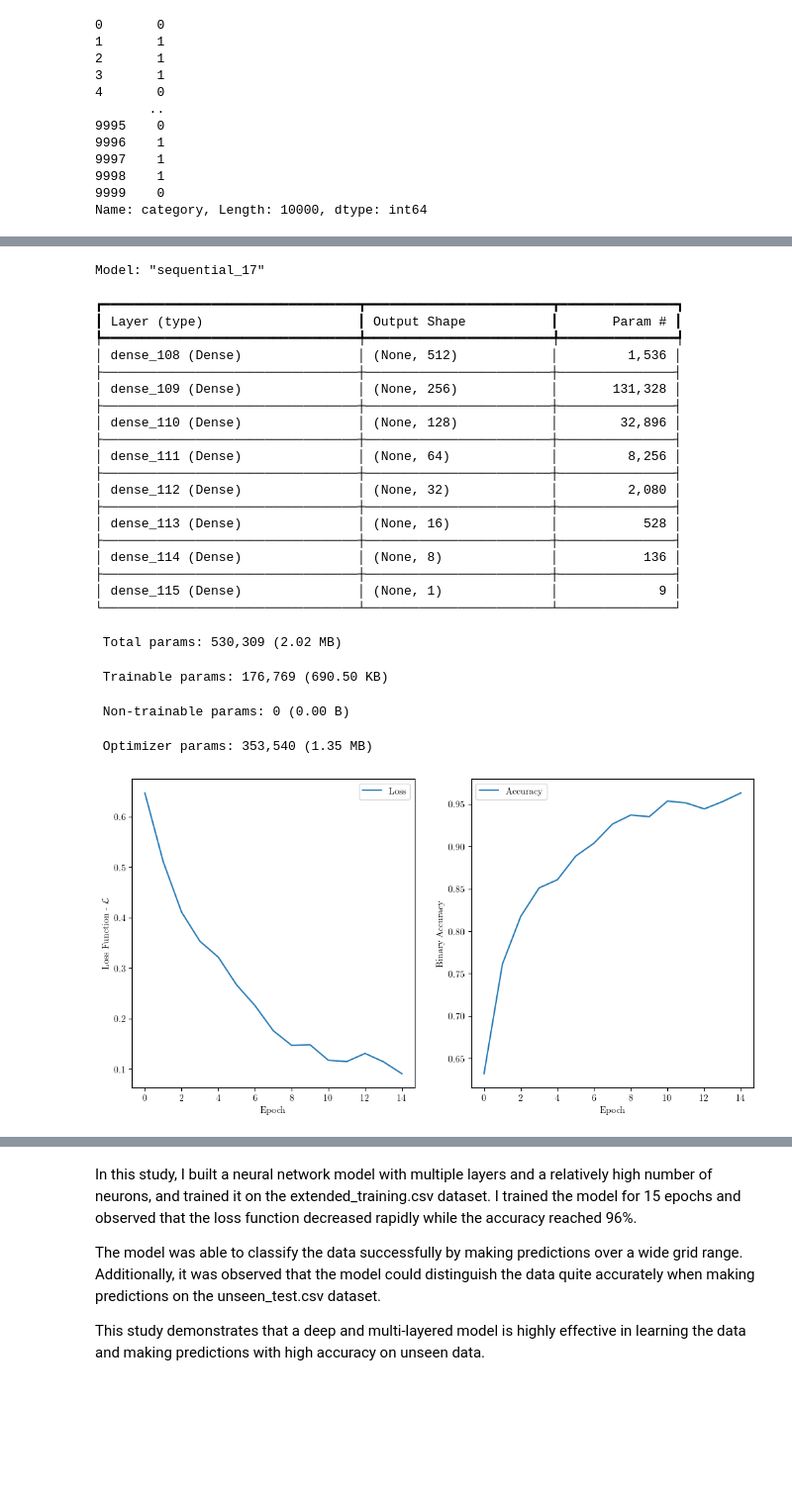
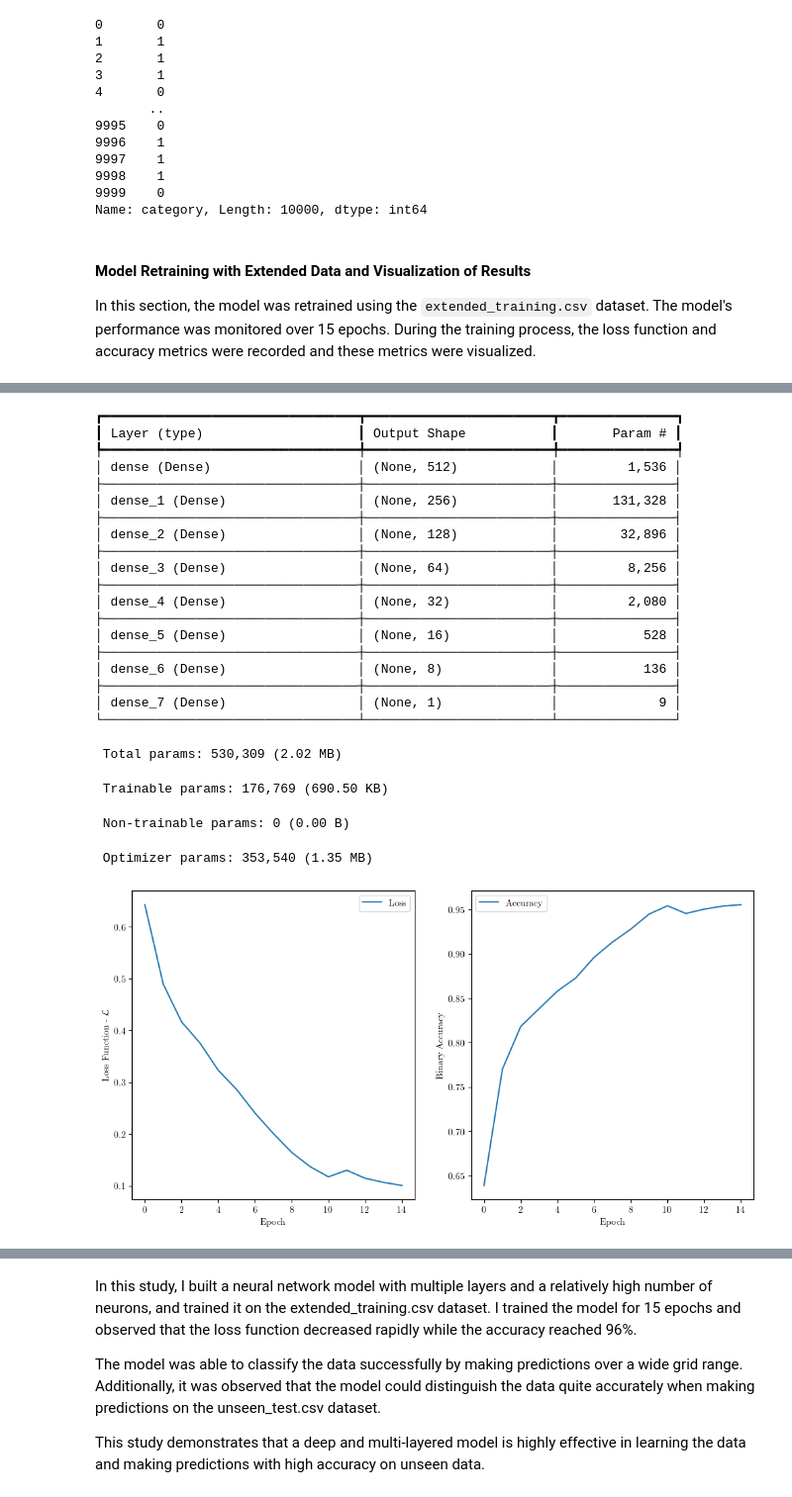
Before and after one commit to cagladrn/Intro-to-Astro2024, a Jupyter notebook: Week8_Grad_school_ML/Star Classification using Neural Networks_cgldrn.ipynb, the cells around one changed output, grey strips where cells are left out. Shown: that part at 99% size. Saved outputs shown, nothing was run; the diff lists cells and outputs as text; code cells hidden in the pictures; blank space fills up the shorter version.

```diff
--- a/Week8_Grad_school_ML/Star Classification using Neural Networks_cgldrn.ipynb
+++ b/Week8_Grad_school_ML/Star Classification using Neural Networks_cgldrn.ipynb
@@ -115,6 +117,10 @@ labels_extended
 9998    1
 9999    0
 Name: category, Length: 10000, dtype: int64
+# %% [markdown]
+#### Model Retraining with Extended Data and Visualization of Results
+
+In this section, the model was retrained using the `extended_training.csv` dataset. The model's performance was monitored over 15 epochs. During the training process, the loss function and accuracy metrics were recorded and these metrics were visualized.
 # %%
 network=Sequential()
 network.add(keras.Input(shape=(2,)))
@@ -146,7 +152,9 @@ ax[0].plot(history_extended.history['loss'], label='Loss')
 ax[1].plot(history_extended.history['binary_accuracy'], label='Accuracy')
 ax[0].set_xlabel('Epoch')
 ax[1].set_xlabel('Epoch')
-ax[0].set_ylabel('Loss Function - $\mathcal{L}$')
+ax[0].set_ylabel(r'Loss Function - $\mathcal{L}$')
+
+#ax[0].set_ylabel('Loss Function - $\mathcal{L}$')
 ax[1].set_ylabel('Binary Accuracy')
 ax[0].legend()
 ax[1].legend()
@@ -173,25 +181,24 @@ dict_keys(['accuracy', 'binary_accuracy', 'loss'])
-Model: "sequential_17"
+┏━━━━━━━━━━━━━━━━━━━━━━━━━━━━━━━━━┳━━━━━━━━━━━━━━━━━━━━━━━━┳━━━━━━━━━━━━━━━┓
+┃ Layer (type)                    ┃ Output Shape           ┃       Param # ┃
+┡━━━━━━━━━━━━━━━━━━━━━━━━━━━━━━━━━╇━━━━━━━━━━━━━━━━━━━━━━━━╇━━━━━━━━━━━━━━━┩
+│ dense (Dense)                   │ (None, 512)            │         1,536 │
+├─────────────────────────────────┼────────────────────────┼───────────────┤
+│ dense_1 (Dense)                 │ (None, 256)            │       131,328 │
+├─────────────────────────────────┼────────────────────────┼───────────────┤
+│ dense_2 (Dense)                 │ (None, 128)            │        32,896 │
+├─────────────────────────────────┼────────────────────────┼───────────────┤
+│ dense_3 (Dense)                 │ (None, 64)             │         8,256 │
+├─────────────────────────────────┼────────────────────────┼───────────────┤
+│ dense_4 (Dense)                 │ (None, 32)             │         2,080 │
+├─────────────────────────────────┼────────────────────────┼───────────────┤
+│ dense_5 (Dense)                 │ (None, 16)             │           528 │
+├─────────────────────────────────┼────────────────────────┼───────────────┤
+│ dense_6 (Dense)                 │ (None, 8)              │           136 │
+├─────────────────────────────────┼────────────────────────┼───────────────┤
+│ dense_7 (Dense)                 │ (None, 1)              │             9 │
+└─────────────────────────────────┴────────────────────────┴───────────────┘
-┏━━━━━━━━━━━━━━━━━━━━━━━━━━━━━━━━━┳━━━━━━━━━━━━━━━━━━━━━━━━┳━━━━━━━━━━━━━━━┓
-┃ Layer (type)                    ┃ Output Shape           ┃       Param # ┃
-┡━━━━━━━━━━━━━━━━━━━━━━━━━━━━━━━━━╇━━━━━━━━━━━━━━━━━━━━━━━━╇━━━━━━━━━━━━━━━┩
-│ dense_108 (Dense)               │ (None, 512)            │         1,536 │
-├─────────────────────────────────┼────────────────────────┼───────────────┤
-│ dense_109 (Dense)               │ (None, 256)            │       131,328 │
-├─────────────────────────────────┼────────────────────────┼───────────────┤
-│ dense_110 (Dense)               │ (None, 128)            │        32,896 │
-├─────────────────────────────────┼────────────────────────┼───────────────┤
-│ dense_111 (Dense)               │ (None, 64)             │         8,256 │
-├─────────────────────────────────┼────────────────────────┼───────────────┤
-│ dense_112 (Dense)               │ (None, 32)             │         2,080 │
-├─────────────────────────────────┼────────────────────────┼───────────────┤
-│ dense_113 (Dense)               │ (None, 16)             │           528 │
-├─────────────────────────────────┼────────────────────────┼───────────────┤
-│ dense_114 (Dense)               │ (None, 8)              │           136 │
-├─────────────────────────────────┼────────────────────────┼───────────────┤
-│ dense_115 (Dense)               │ (None, 1)              │             9 │
-└─────────────────────────────────┴────────────────────────┴───────────────┘
+ Total params: 530,309 (2.02 MB)
- Total params: 530,309 (2.02 MB)
+ Trainable params: 176,769 (690.50 KB)
- Trainable params: 176,769 (690.50 KB)
+ Non-trainable params: 0 (0.00 B)
- Non-trainable params: 0 (0.00 B)
+ Optimizer params: 353,540 (1.35 MB)
- Optimizer params: 353,540 (1.35 MB)
-[figure, old version]
+[figure, new version]
```
Also changed, not shown: parts of 9 cells of this notebook, 1 other file.
